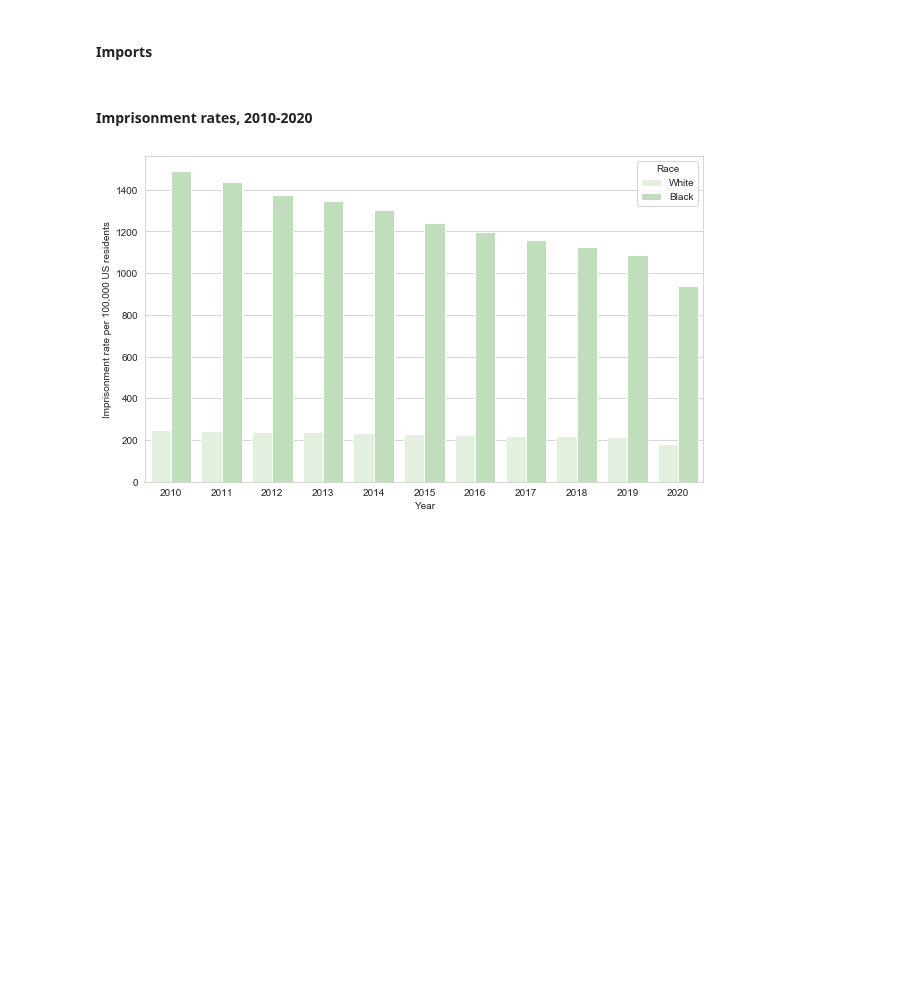
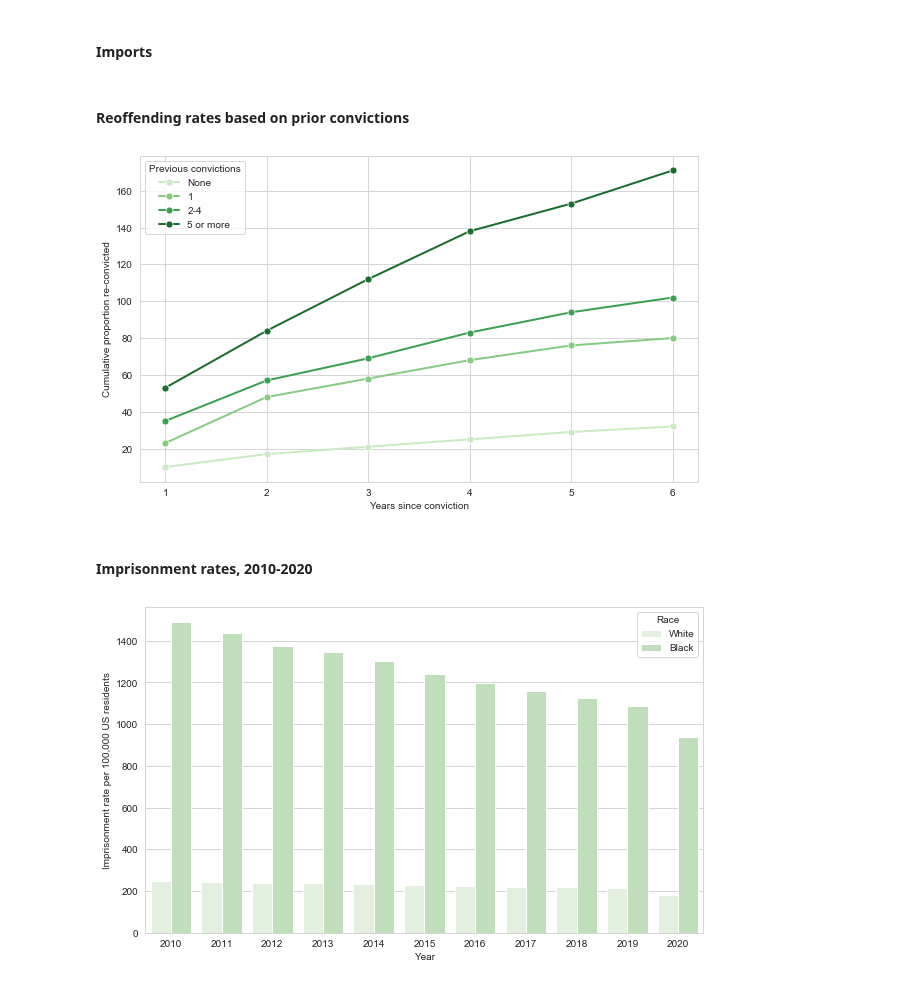
Before and after one commit to megantennies/FYP, a Jupyter notebook: REPORT_CODE.ipynb, the cells around one changed output. Saved outputs shown, nothing was run; the diff lists cells and outputs as text; code cells hidden in the pictures; blank space fills up the shorter version.

Commit message:
code graph

```diff
--- a/REPORT_CODE.ipynb
+++ b/REPORT_CODE.ipynb
@@ -10,6 +10,34 @@ import matplotlib.patches as mpatches
 import os
 # %%
 RESULTS = '/Users/megantennies/FYP/results'
+# %% [markdown]
+#### Reoffending rates based on prior convictions
+# %%
+priors = {'Years since conviction': [1, 2, 3, 4, 5, 6],
+    '0': [10, 7, 4, 4, 4, 3],
+    '1': [23, 25, 10, 10, 8, 4],
+    '2-4': [35, 22, 12, 14, 11, 8],
+    '5+': [53, 31, 28, 26, 15, 18]}
+priors_cum = {'Years since conviction': [1, 2, 3, 4, 5, 6],
+    '0': [10, 17, 21, 25, 29, 32],
+    '1': [23, 48, 58, 68, 76, 80],
+    '2-4': [35, 57, 69, 83, 94, 102],
+    '5+': [53, 84, 112, 138, 153, 171]}
+# %%
+rgbs = [(201,234,194), (134,203,129), (59,160,79), (26,108,45)]
+colours = [tuple(t / 255 for t in x) for x in rgbs]
+# %%
+plt.figure(figsize = (10, 6))
+ax = sns.lineplot(x = 'Years since conviction', y = '0', data = priors_cum, marker = 'o', linewidth = 2, markersize = 7, color = colours[0])
+ax = sns.lineplot(x = 'Years since conviction', y = '1', data = priors_cum, marker = 'o', linewidth = 2, markersize = 7, color = colours[1])
+ax = sns.lineplot(x = 'Years since conviction', y = '2-4', data = priors_cum, marker = 'o', linewidth = 2, markersize = 7, color = colours[2])
+ax = sns.lineplot(x = 'Years since conviction', y = '5+', data = priors_cum, marker = 'o', linewidth = 2, markersize = 7, color = colours[3])
+ax.set_ylabel('Cumulative proportion re-convicted')
+sns.set_style('whitegrid')
+plt.legend(title = 'Previous convictions', labels = ['None', '1', '2-4', '5 or more'])
+plt.savefig('1_priors_reoffends.png', bbox_inches = 'tight')
+# %% [output]
+[figure, added]
 # %% [markdown]
 #### Imprisonment rates, 2010-2020
 # %%
```
Also changed, not shown: 1 other file.
